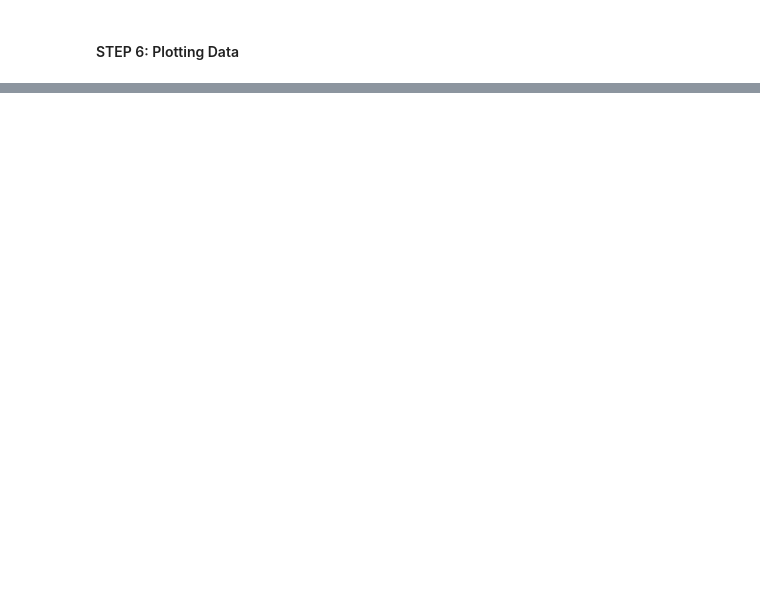
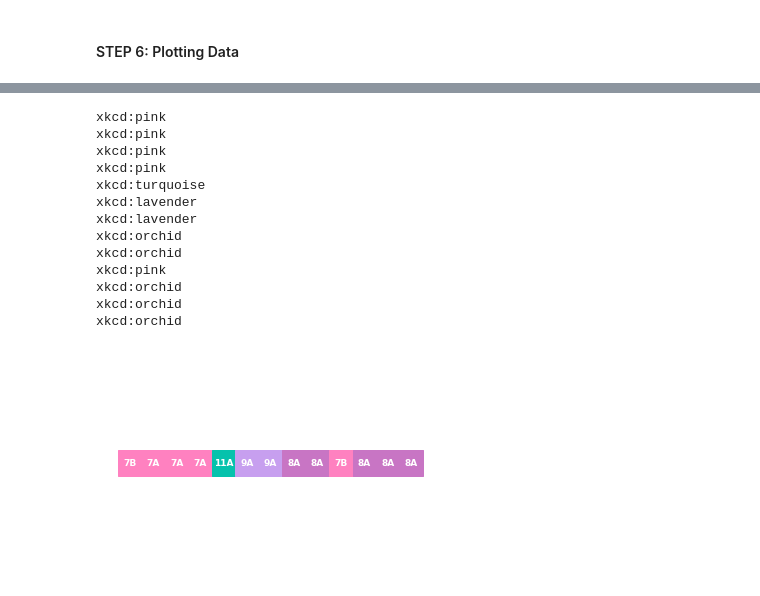
Before and after one commit to Rhemaike/MachineDJ, a Jupyter notebook: FINAL_NEURAL_NET_PIPELINE.ipynb, the cells around one changed output, grey strips where cells are left out. Saved outputs shown, nothing was run; the diff lists cells and outputs as text; code cells hidden in the pictures; blank space fills up the shorter version.

```diff
--- a/FINAL_NEURAL_NET_PIPELINE.ipynb
+++ b/FINAL_NEURAL_NET_PIPELINE.ipynb
@@ -211,0 +229,11 @@ def to_minutes(hr):
+# %%
+song1 = {'name': 'Beats Knockin (feat. Fly Boi Keno)', 'artist': 'Jack Ü', 'key': 1.6006293332254058, 'liveness': 0.628, 'instrumentalness': 0.0, 'loudness': 1.229358660794601, 'mode': 1, 'speechiness': 0.0715, 'tempo': -0.3170391194907349, 'valence': 0.264, 'danceability': 0.814, 'energy': 0.951, 'acousticness': 0.0118, 'key_no_norm': 11}
+song2 = {'name': 'Beats Knockin (feat. Fly Boi Keno)', 'artist': 'Jack Ü', 'key': 1.6006293332254058, 'liveness': 0.628, 'instrumentalness': 0.0, 'loudness': 1.229358660794601, 'mode': 1, 'speechiness': 0.0715, 'tempo': -0.3170391194907349, 'valence': 0.264, 'danceability': 0.814, 'energy': 0.951, 'acousticness': 0.0118, 'key_no_norm': 11}
+c = song_features(song1,song2)
+print(c[0])
+print(song1)
+print(song2)
+predictions = rnn_drop.predict(c)
+print()
+print(predictions)
+print(np.argmax(predictions[0]))
@@ -370,0 +590,9 @@ import matplotlib.pyplot as plt
+# %%
+camelot_mode = {0: "A", 1: "B"}
+# print(first_song["key_no_norm"] + 1, camelot_mode[first_song["mode"]])
+
+for i,song in enumerate(playlist):
+    if i == 0:
+        print(first_song["key_no_norm"] + 1, camelot_mode[first_song["mode"]])
+    else:
+        print(song["key_no_norm"] + 1, camelot_mode[song["mode"]], energy_list[i-1])
@@ -370,0 +617,56 @@ import matplotlib.pyplot as plt
+# %%
+xp, yp = 2,2
+width = 7
+height = 8
+rects = []
+# linewidth=1,edgecolor='r',facecolor='none'
+rect = mpatches.Rectangle(xy, width, height, angle=0.0)
+
+color_dic = {1:"xkcd:aqua",
+             2:"X11:lightgreen",
+             3:"xkcd:yellowgreen",
+             4: "xkcd:wheat",
+             5: "X11:coral",
+             6: "xkcd:salmon",
+             7: "xkcd:pink",
+             8: "xkcd:orchid",
+             9: "xkcd:lavender",
+             10: "X11:lightblue",
+             11: "xkcd:turquoise",
+             12:"xkcd:turquoise"
+
+            }
+# Create figure and axes
+fig,ax = plt.subplots(1)
+
+for i,song in enumerate(playlist):
+    cam_key = song["key_no_norm"] + 1
+    cam_mode = camelot_mode[song["mode"]]
+    rect = mpatches.Rectangle((xp,yp), width, height, angle=0.0, color=color_dic[cam_key])
+    ax.text(xp+ (width/2),yp + (height/2), str(cam_key) + cam_mode, ha='center', va='center', fontsize=9, fontweight='bold', color="white")
+    xp = xp + width
+    ax.add_patch(rect)
+    print(color_dic[cam_key])
+# ax.add_patch(rects)
+
+
+plt.axis('equal')
+plt.axis('off')
+# plt.tight_layout()
+
+plt.show()
+# %% [output]
+xkcd:pink
+xkcd:pink
+xkcd:pink
+xkcd:pink
+xkcd:turquoise
+xkcd:lavender
+xkcd:lavender
+xkcd:orchid
+xkcd:orchid
+xkcd:pink
+xkcd:orchid
+xkcd:orchid
+xkcd:orchid
+[figure, added]
```
Also changed, not shown: parts of 15 cells of this notebook, 47 other files.
